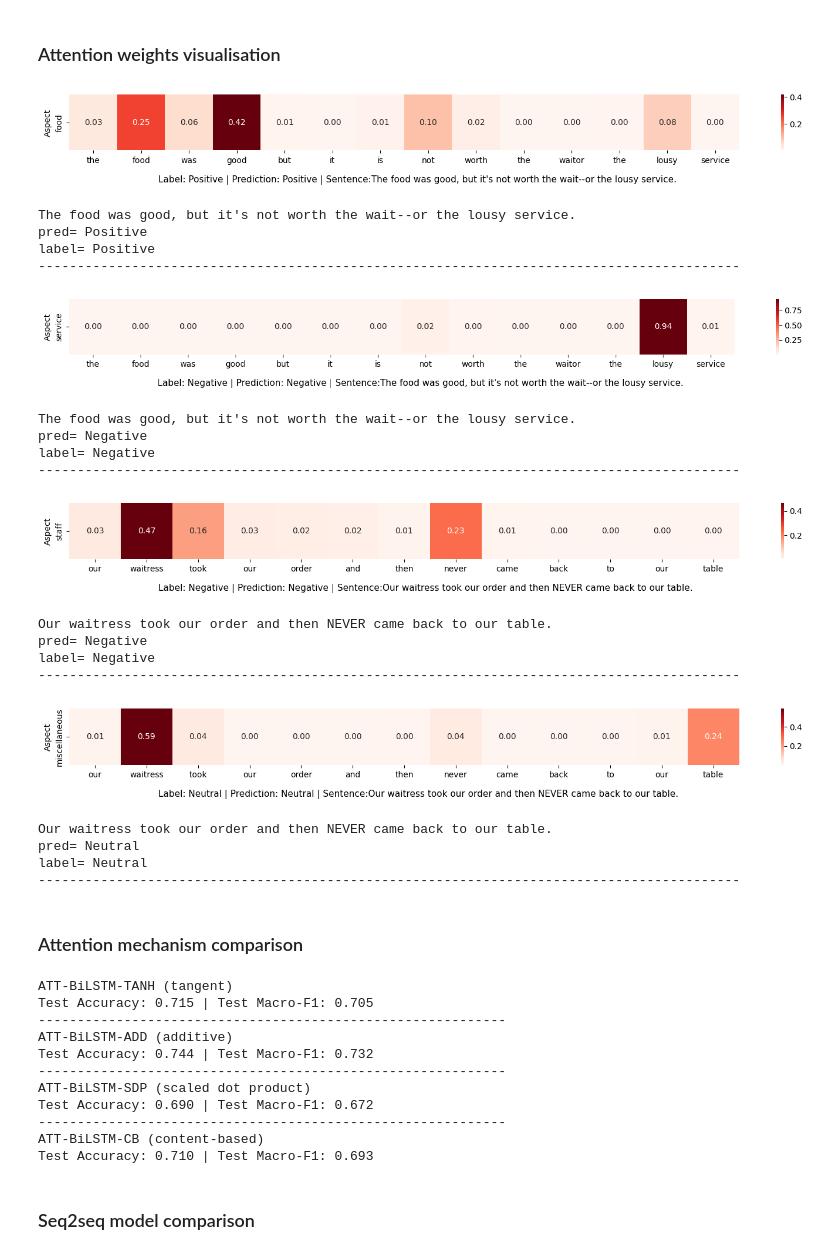
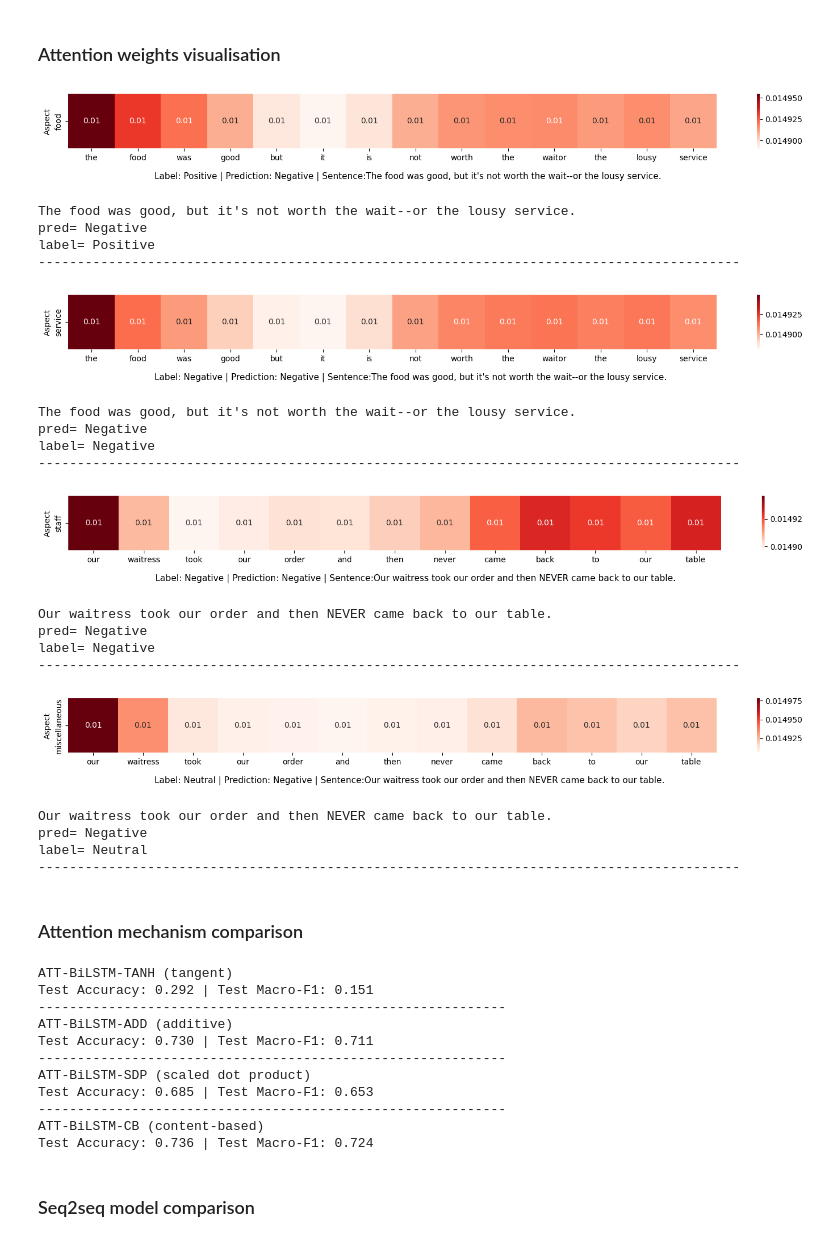
Before and after one commit to milanaveed/cits4012_project, a Jupyter notebook: 4012_v1.ipynb, the cells around one changed output. Cells and saved outputs as stored; diff of their text form; code cells hidden in the pictures.

Commit message:
finish training model1

```diff
--- a/4012_v1.ipynb
+++ b/4012_v1.ipynb
@@ -1309,7 +1312,7 @@ optimizer_options = {'Adadelta': optim.Adadelta(model1.parameters(), lr=best_lr)
 
 best_optimizer = None
 best_val_loss = float("inf")
-num_epochs = 2
+num_epochs = 30
 
 
 fig, (ax1, ax2) = plt.subplots(2, 1, figsize=(
@@ -2270,23 +2300,34 @@ plt.show()
 # %% [markdown]
 ### Final model
 # %%
+import torch.optim as optim
+
 input_dim = 300
+
 aspect_dim = 300
+
 hidden_dim = best_params3['hidden_dim']
 output_dim = 3
+
 num_layers = best_params3['num_layers']
+
 dropout_p = best_params3['dropout']
 batch_size = best_params3['batch_size']
-num_epochs = 40
+
+num_epochs = 30
 
 
 model3 = Model3(input_dim, aspect_dim, hidden_dim,
+
                 output_dim, num_layers, dropout_p).to(device)
 
 
 # Loss functions and optimizers
+
 criterion = nn.CrossEntropyLoss()
-optimizer = optim.Adam(model3.parameters(), lr=best_params3['learning_rate'])
+
+optimizer = optim.Adagrad(
+    model3.parameters(), lr=best_params3['learning_rate'])
 scheduler = optim.lr_scheduler.ReduceLROnPlateau(
     optimizer, mode='min', factor=0.5, patience=2, min_lr=0.001)
 
@@ -2298,16 +2339,24 @@ test_loader2 = DataLoader(test_dataset, batch_size=batch_size, shuffle=False)
 
 
 train_and_evaluate_model3(model3, train_loader2,
+
                           val_loader2, criterion, optimizer, num_epochs, scheduler)
 
+
 # Evaluate on the test set
+
 test_loss, test_accuracy, test_macro_f1 = evaluate_model3(model3, test_loader2)
 
+
 print('-'*100)
+
 print(f"End of training | Test Accuracy: {test_accuracy:.3f} | Test Macro-F1: {
+
       test_macro_f1:.3f} | Test Loss: {test_loss:.3f}")
 
+
 model3_bilstm_accuracy = test_accuracy
+
 model3_bilstm_f1 = test_macro_f1
 model3_tanh_accuracy = test_accuracy
 model3_tanh_f1 = test_macro_f1
@@ -2370,7 +2415,7 @@ def generate_plot(index, sentence, aspect, attention_weights, text):
         bottom_text,
         horizontalalignment="left",
         wrap=True,
-        fontsize=11,
+        fontsize=10,
     )
     save_fig(
         f"visualise_weights_{index}",
@@ -2391,8 +2436,10 @@ def visualize_attention(df, index, attention_weights, predictions, labels):
     pred = index_to_label[predictions[index]]
     label = index_to_label[labels[index]]
     original_sentence = df["sentence"][index]
-    text = f"Label: {label} | Prediction: {pred} | Sentence:{original_sentence}"
-    generate_plot(index, sentence_sample, aspect_sample, attention_weights_sample, text)
+    text = f"Label: {label} | Prediction: {
+        pred} | Sentence:{original_sentence}"
+    generate_plot(index, sentence_sample, aspect_sample,
+                  attention_weights_sample, text)
     print(original_sentence)
     print("pred=", pred)
     print("label=", label)
@@ -2405,60 +2452,49 @@ all_labels = []
 
 model3.eval()
 with torch.no_grad():
-    # sentences, aspects = None, None
-    # current_index = 0
-    # for batch_sentences, batch_aspects, labels in test_loader2:
-    #     batch_size = batch_sentences.size(0)
-    #     if current_index <= target_index < current_index + batch_size:
-    #         relative_index = target_index - current_index
-    #         sentences = batch_sentences[relative_index].unsqueeze(0).to(device)
-    #         aspects = batch_aspects[relative_index].unsqueeze(0).to(device)
-    #         break
-    #     current_index += batch_size
     data_iter = iter(test_loader2)
-
     batch_sentences, batch_aspects, labels = next(data_iter)
 
     for target_index in list(range(32)):
 
         sentences = batch_sentences[target_index].unsqueeze(0).to(device)
         aspects = batch_aspects[target_index].unsqueeze(0).to(device)
 
         # Get the attention weight from the model
         outputs, attention_weights = model3(sentences, aspects)
         _, predicted = torch.max(outputs, 1)
         all_predictions.extend(predicted.cpu().numpy())
         all_labels.extend(labels.cpu().numpy())
 
         index_to_label = {0: "Neutral", 1: "Positive", 2: "Negative"}
 
         # visualize_attention(
         #     test_df, target_index, attention_weights, all_predictions, all_labels
         # )
 
         if target_index in list([2, 3, 10, 11]):
             visualize_attention(
                 test_df, target_index, attention_weights, all_predictions, all_labels
             )
 # %% [output]
-[figure, old version]
+[figure, new version]
 The food was good, but it's not worth the wait--or the lousy service.
-pred= Positive
+pred= Negative
 label= Positive
 ------------------------------------------------------------------------------------------
-[figure, old version]
+[figure, new version]
 The food was good, but it's not worth the wait--or the lousy service.
 pred= Negative
 label= Negative
 ------------------------------------------------------------------------------------------
-[figure, old version]
+[figure, new version]
 Our waitress took our order and then NEVER came back to our table.
 pred= Negative
 label= Negative
 ------------------------------------------------------------------------------------------
-[figure, old version]
+[figure, new version]
 Our waitress took our order and then NEVER came back to our table.
-pred= Neutral
+pred= Negative
 label= Neutral
 ------------------------------------------------------------------------------------------
 # %% [markdown]
@@ -2472,7 +2508,7 @@ hidden_dim = 128
 output_dim = 3
 num_layers = 2
 dropout_p = 0.2
-num_epochs = 10
+num_epochs = 30
 
 
 device = torch.device("cuda" if torch.cuda.is_available() else "cpu")
@@ -2515,6 +2551,11 @@ optimizer_content_based = optim.Adam(
 
 
 criterion = nn.CrossEntropyLoss()
+
+# Create data loaders for each dataset
+train_loader2 = DataLoader(train_dataset, batch_size=32, shuffle=True)
+val_loader2 = DataLoader(val_dataset, batch_size=32, shuffle=False)
+test_loader2 = DataLoader(test_dataset, batch_size=32, shuffle=False)
 
 
 def train_and_evaluate_model4(
@@ -2602,16 +2643,16 @@ print(f"ATT-BiLSTM-CB (content-based) \nTest Accuracy: {
       accuracy_content_based:.3f} | Test Macro-F1: {f1_content_based:.3f}")
 # %% [output]
 ATT-BiLSTM-TANH (tangent)
-Test Accuracy: 0.715 | Test Macro-F1: 0.705
+Test Accuracy: 0.292 | Test Macro-F1: 0.151
 ------------------------------------------------------------
 ATT-BiLSTM-ADD (additive)
-Test Accuracy: 0.744 | Test Macro-F1: 0.732
+Test Accuracy: 0.730 | Test Macro-F1: 0.711
 ------------------------------------------------------------
 ATT-BiLSTM-SDP (scaled dot product)
-Test Accuracy: 0.690 | Test Macro-F1: 0.672
+Test Accuracy: 0.685 | Test Macro-F1: 0.653
 ------------------------------------------------------------
 ATT-BiLSTM-CB (content-based)
-Test Accuracy: 0.710 | Test Macro-F1: 0.693
+Test Accuracy: 0.736 | Test Macro-F1: 0.724
 # %% [markdown]
 ### Seq2seq model comparison
 # %%
```
Also changed, not shown: parts of 26 cells of this notebook, 14 other files.
